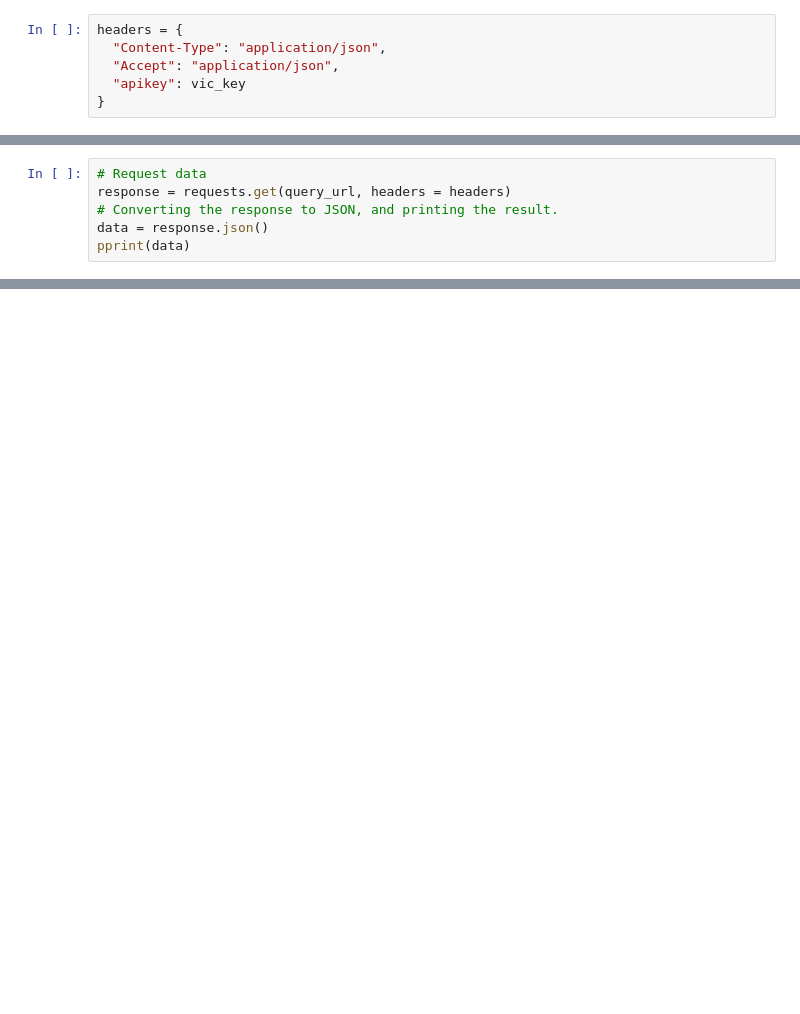
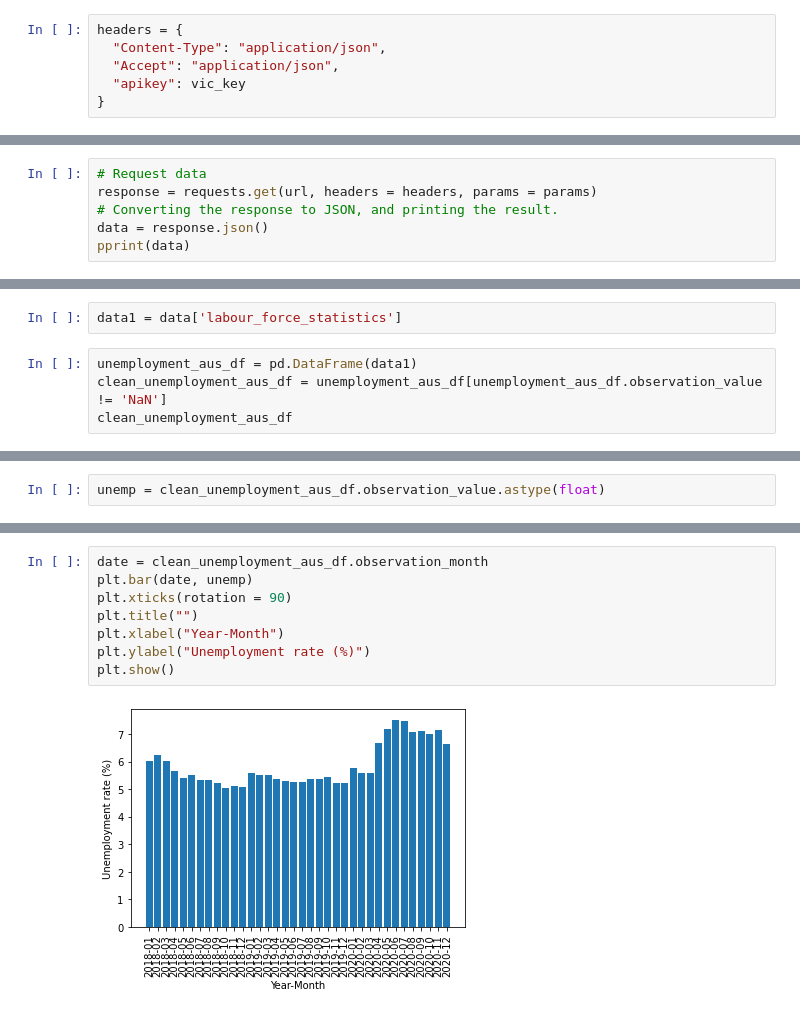
Before and after one commit to NEXTSLIM/A-Short-Outline-of-Unemployment-in-Australia-2018-2021, a Jupyter notebook: Vic_Unemployment_Data.ipynb, the cells around one changed output, grey strips where cells are left out. Drawn from its saved outputs; the diff is of its cells as text; blank space fills up the shorter version.

```diff
--- a/Vic_Unemployment_Data.ipynb
+++ b/Vic_Unemployment_Data.ipynb
@@ -30,6 +26,6 @@ http://api.vic.gov.au:443/abs/v1.0/labour-force-statistics?region=AUSTRALIA&data
 # %%
 # Request data
-response = requests.get(query_url, headers = headers)
+response = requests.get(url, headers = headers, params = params)
 # Converting the response to JSON, and printing the result.
 data = response.json()
 pprint(data)
@@ -37,0 +50,6 @@ ConnectionError: ('Connection aborted.', ConnectionResetError(54, 'Connection re
+# %%
+data1 = data['labour_force_statistics']
+# %%
+unemployment_aus_df = pd.DataFrame(data1)
+clean_unemployment_aus_df = unemployment_aus_df[unemployment_aus_df.observation_value != 'NaN']
+clean_unemployment_aus_df
@@ -37,0 +81,2 @@ ConnectionError: ('Connection aborted.', ConnectionResetError(54, 'Connection re
+# %%
+unemp = clean_unemployment_aus_df.observation_value.astype(float)
@@ -37,0 +98,10 @@ ConnectionError: ('Connection aborted.', ConnectionResetError(54, 'Connection re
+# %%
+date = clean_unemployment_aus_df.observation_month
+plt.bar(date, unemp)
+plt.xticks(rotation = 90)
+plt.title("")
+plt.xlabel("Year-Month")
+plt.ylabel("Unemployment rate (%)")
+plt.show()
+# %% [output]
+[figure, added]
```
Also changed, not shown: parts of 8 cells of this notebook.
